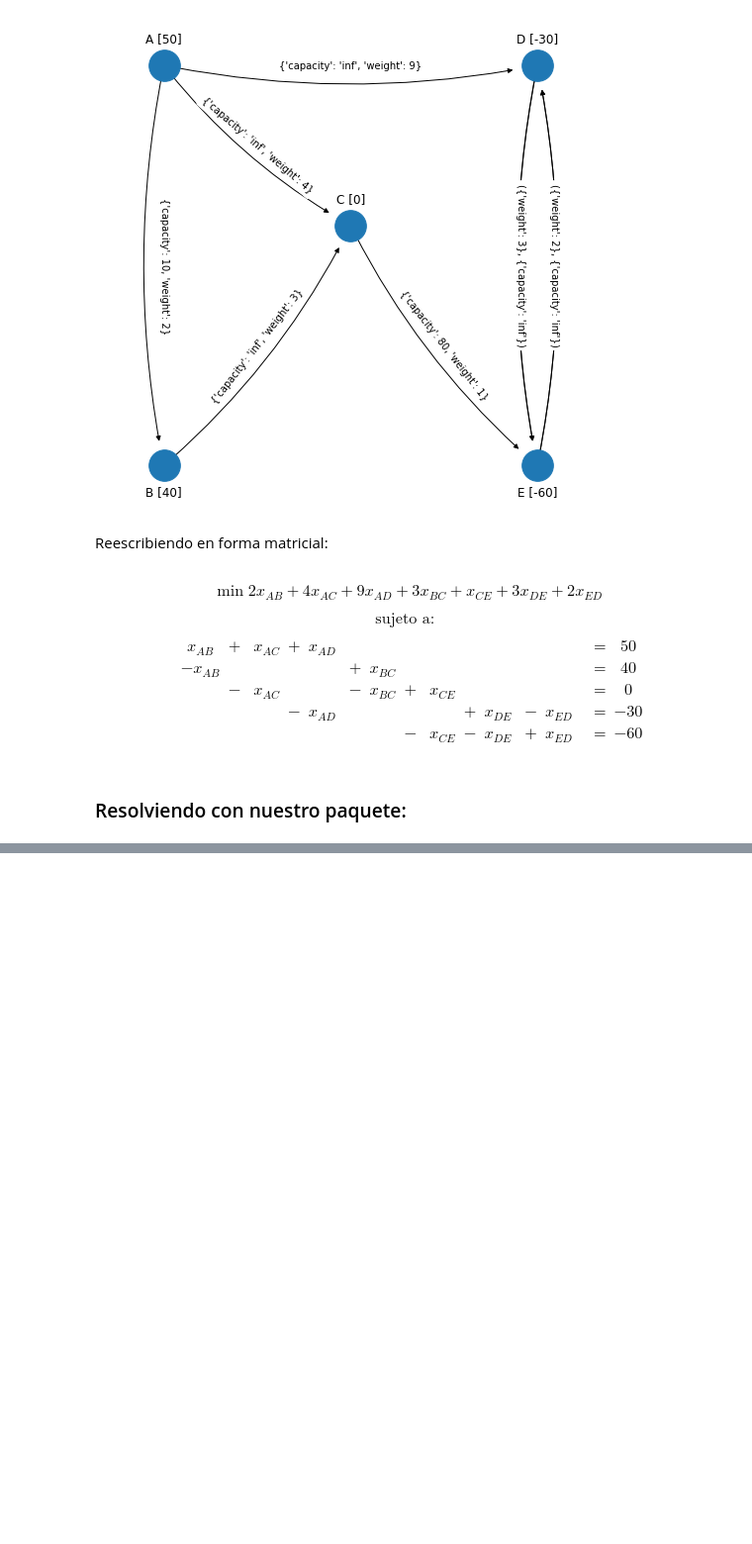
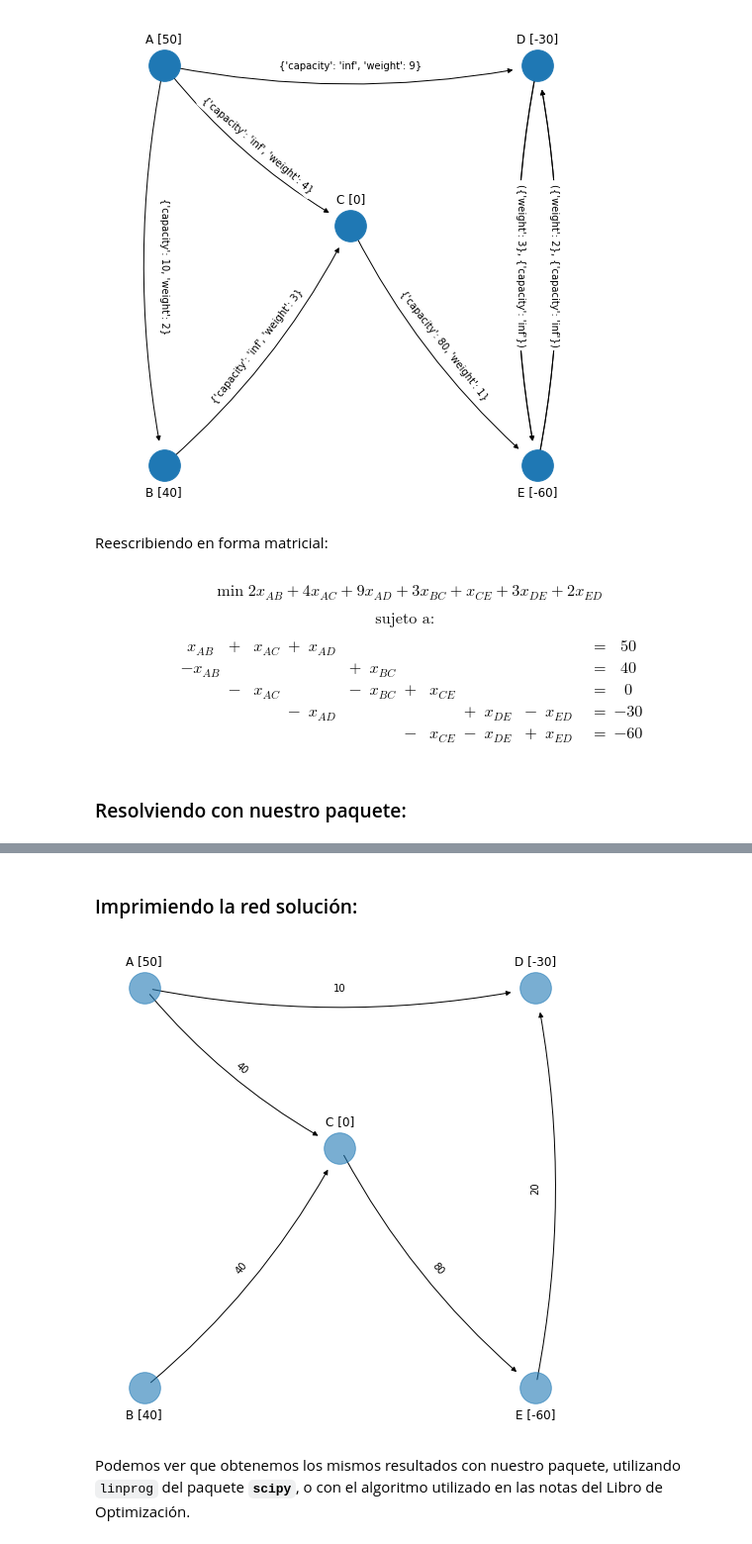
Before and after one commit to optimizacion-2-2021-1-gh-classroom/practica-1-segunda-parte-caroacostatovany, a Jupyter notebook: notebooks/Pruebas_Resultados.ipynb, the cells around one changed output, grey strips where cells are left out. Shown: that part at 99% size. Drawn from its saved outputs; the diff is of its cells as text; code cells hidden in the pictures; blank space fills up the shorter version.

Commit message:
Actualizando notebook pruebas resultados con 3 ejemplos

```diff
--- a/notebooks/Pruebas_Resultados.ipynb
+++ b/notebooks/Pruebas_Resultados.ipynb
@@ -563,0 +588,31 @@ print(res_net)
+# %% [markdown]
+### Imprimiendo la red solución:
+# %%
+G_min_cost_flow_solution = nx.DiGraph()
+
+G_min_cost_flow_solution.add_node('A', netflow = 50,  node_and_netflow="A [50]")
+G_min_cost_flow_solution.add_node('B', netflow = 40,  node_and_netflow="B [40]")
+G_min_cost_flow_solution.add_node('C', netflow = 0,   node_and_netflow="C [0]")
+G_min_cost_flow_solution.add_node('D', netflow = -30, node_and_netflow="D [-30]")
+G_min_cost_flow_solution.add_node('E', netflow = -60, node_and_netflow="E [-60]")
+
+edge_flows = {('A', 'C'): 40,
+              ('A', 'D'): 10,
+              ('B', 'C'): 40,
+              ('C', 'E'): 80,
+              ('E', 'D'): 20
+              }
+
+G_min_cost_flow_solution.add_edges_from(edge_flows)
+node_labels_min_cost_flow_solution = nx.get_node_attributes(G_min_cost_flow_solution, "node_and_netflow")
+
+figsize_tuple = (9, 9)
+plot_graph(figsize_tuple, G_min_cost_flow_solution,
+           nodes_and_pos,
+           nodes_and_pos_modified,
+           node_labels_min_cost_flow_solution,
+           edge_flows)
+# %% [output]
+[figure, added]
+# %% [markdown]
+Podemos ver que obtenemos los mismos resultados con nuestro paquete, utilizando `linprog` del paquete **`scipy`**, o con el algoritmo utilizado en las notas del Libro de Optimización.
```
Also changed, not shown: parts of 10 cells of this notebook.
